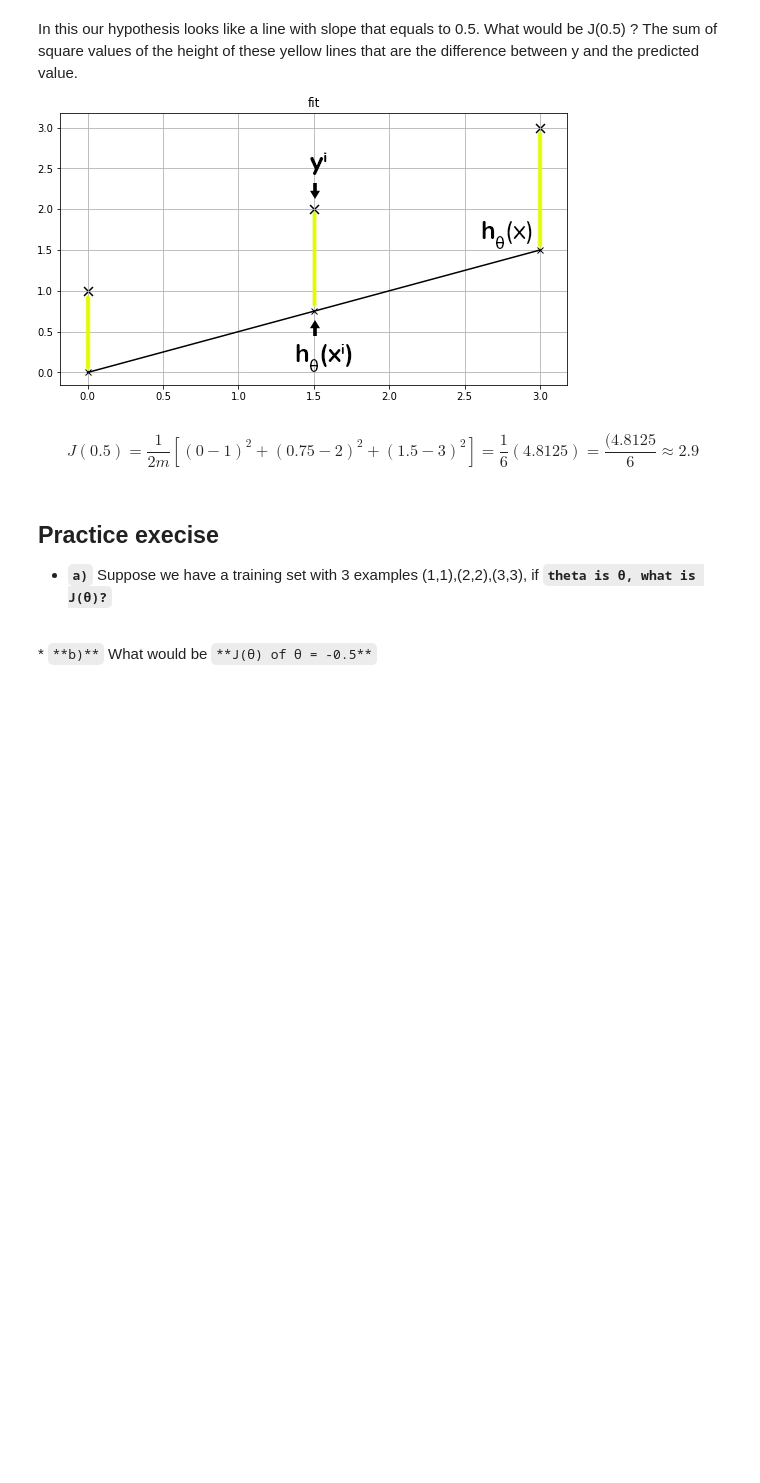
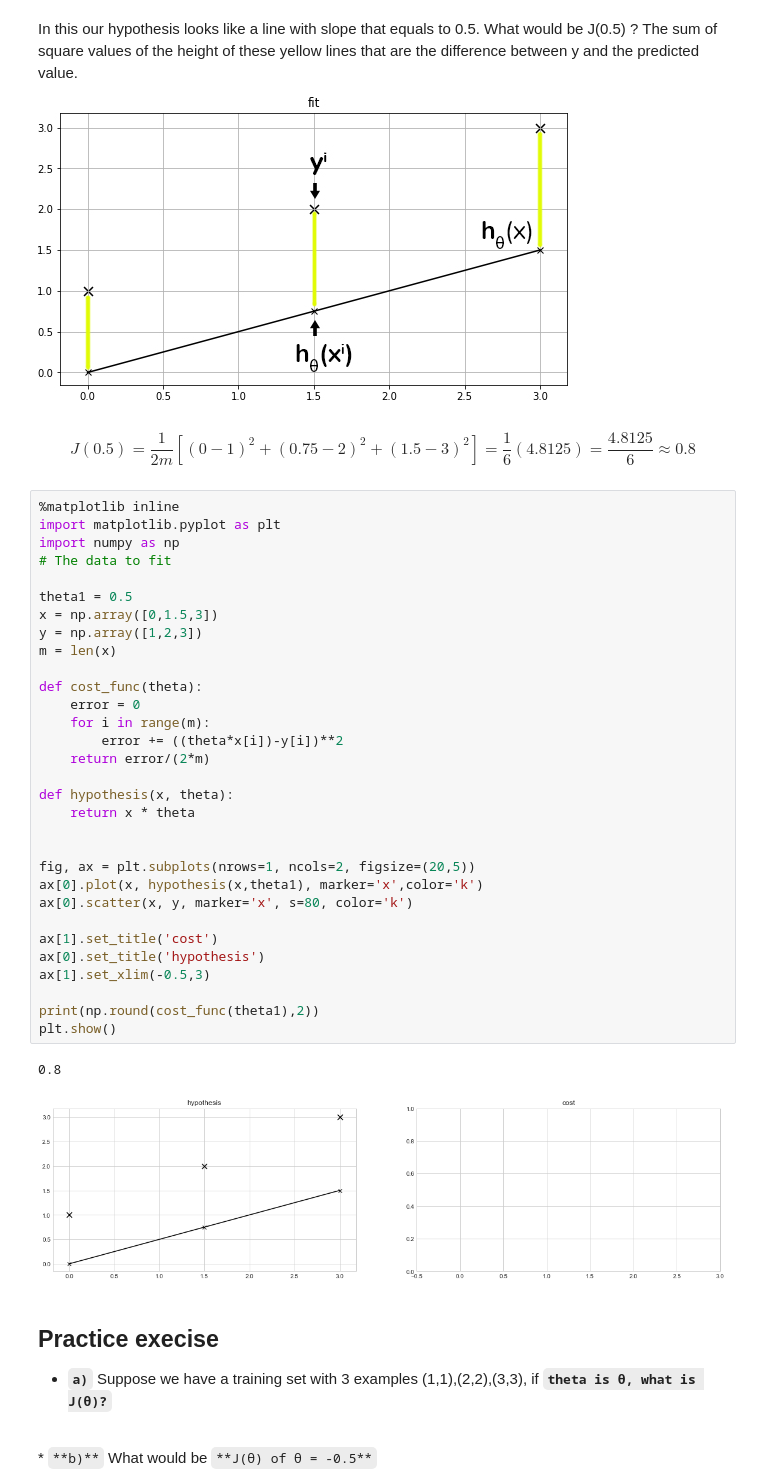
Before and after one commit to tavo-robotas/class, a Jupyter notebook: machine_learning/__linear_regression_I.ipynb, the cells around one changed output. Cells and saved outputs as stored; diff of their text form; blank space fills up the shorter version.

```diff
--- a/machine_learning/__linear_regression_I.ipynb
+++ b/machine_learning/__linear_regression_I.ipynb
@@ -282,7 +244,41 @@ In this our hypothesis looks like a line with slope that equals to 0.5. What wou
 
 ![example_theta_05.jpg](attachment:example_theta_05.jpg)
 # %% [markdown]
-$$ J(0.5) = \dfrac{1}{2m} [(0 - 1)^2 + (0.75 - 2)^2 + (1.5 - 3)^2] = \dfrac{1}{6}(4.8125) = \dfrac{(4.8125}{6} \approx 2.9$$
+$$ J(0.5) = \dfrac{1}{2m} [(0 - 1)^2 + (0.75 - 2)^2 + (1.5 - 3)^2] = \dfrac{1}{6}(4.8125) = \dfrac{4.8125}{6} \approx 0.8$$
+# %%
+%matplotlib inline
+import matplotlib.pyplot as plt
+import numpy as np
+# The data to fit
+
+theta1 = 0.5
+x = np.array([0,1.5,3])
+y = np.array([1,2,3])
+m = len(x)
+
+def cost_func(theta):
+    error = 0
+    for i in range(m):
+        error += ((theta*x[i])-y[i])**2
+    return error/(2*m)
+
+def hypothesis(x, theta):
+    return x * theta
+
+
+fig, ax = plt.subplots(nrows=1, ncols=2, figsize=(20,5))
+ax[0].plot(x, hypothesis(x,theta1), marker='x',color='k')
+ax[0].scatter(x, y, marker='x', s=80, color='k')
+
+ax[1].set_title('cost')
+ax[0].set_title('hypothesis')
+ax[1].set_xlim(-0.5,3)
+
+print(np.round(cost_func(theta1),2))
+plt.show()
+# %% [output]
+0.8
+[figure, added]
 # %% [markdown]
 ## Practice execise
 
```
Also changed, not shown: parts of 5 cells of this notebook, 3 other files.
